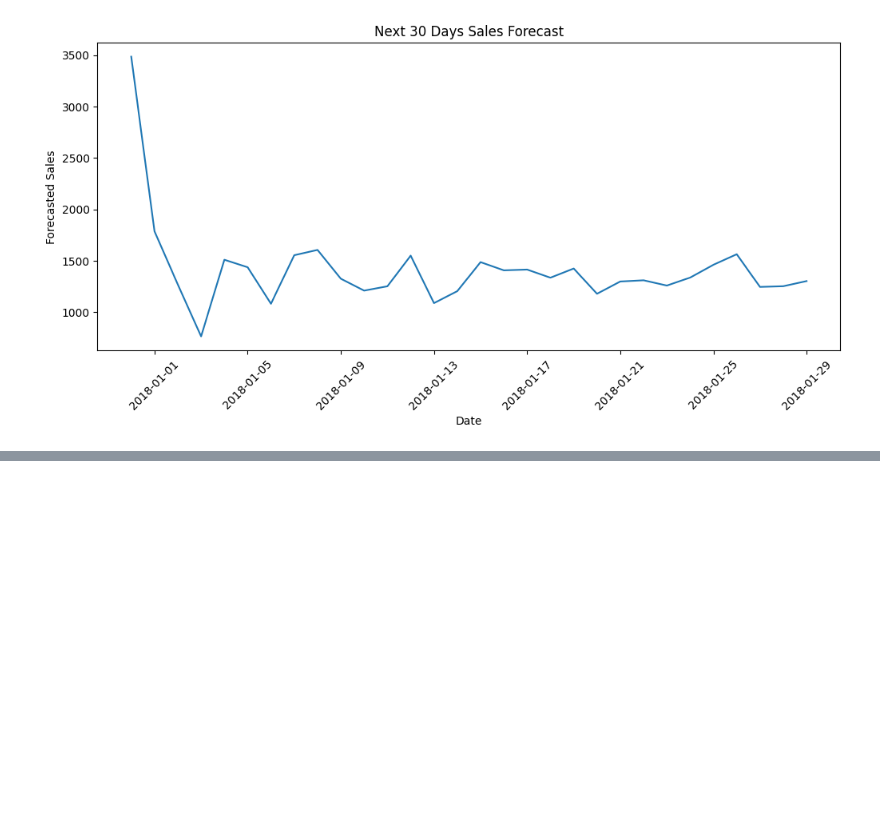
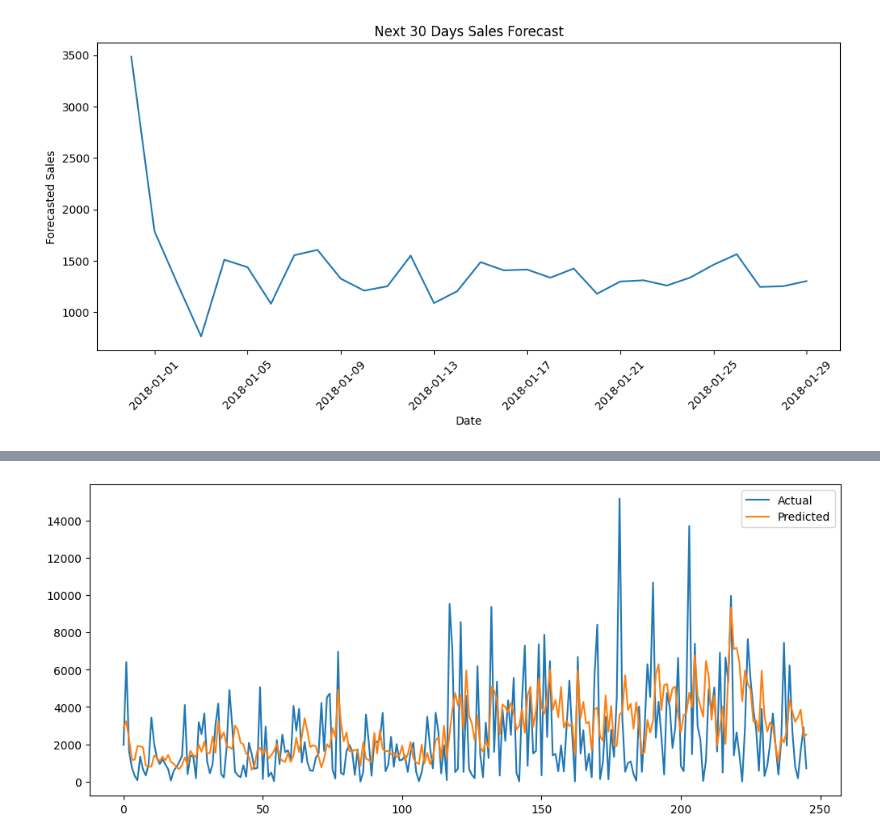
Before and after one commit to pranathi0104/FUTURE_ML_01, a Jupyter notebook: notebook/Sales_Forecasting.ipynb, the cells around one changed output, grey strips where cells are left out. Saved outputs shown, nothing was run; the diff lists cells and outputs as text; code cells hidden in the pictures; blank space fills up the shorter version.

```diff
--- a/notebook/Sales_Forecasting.ipynb
+++ b/notebook/Sales_Forecasting.ipynb
@@ -520,0 +534,16 @@ forecast_df.to_csv(
+# %%
+plt.figure(figsize=(12,5))
+
+plt.plot(y_test.values,
+         label='Actual')
+
+plt.plot(pred,
+         label='Predicted')
+
+plt.legend()
+
+plt.savefig("../images/actual_vs_predicted.png")
+
+plt.show()
+# %% [output]
+[figure, added]
```
Also changed, not shown: parts of 2 cells of this notebook, 8 other files.
